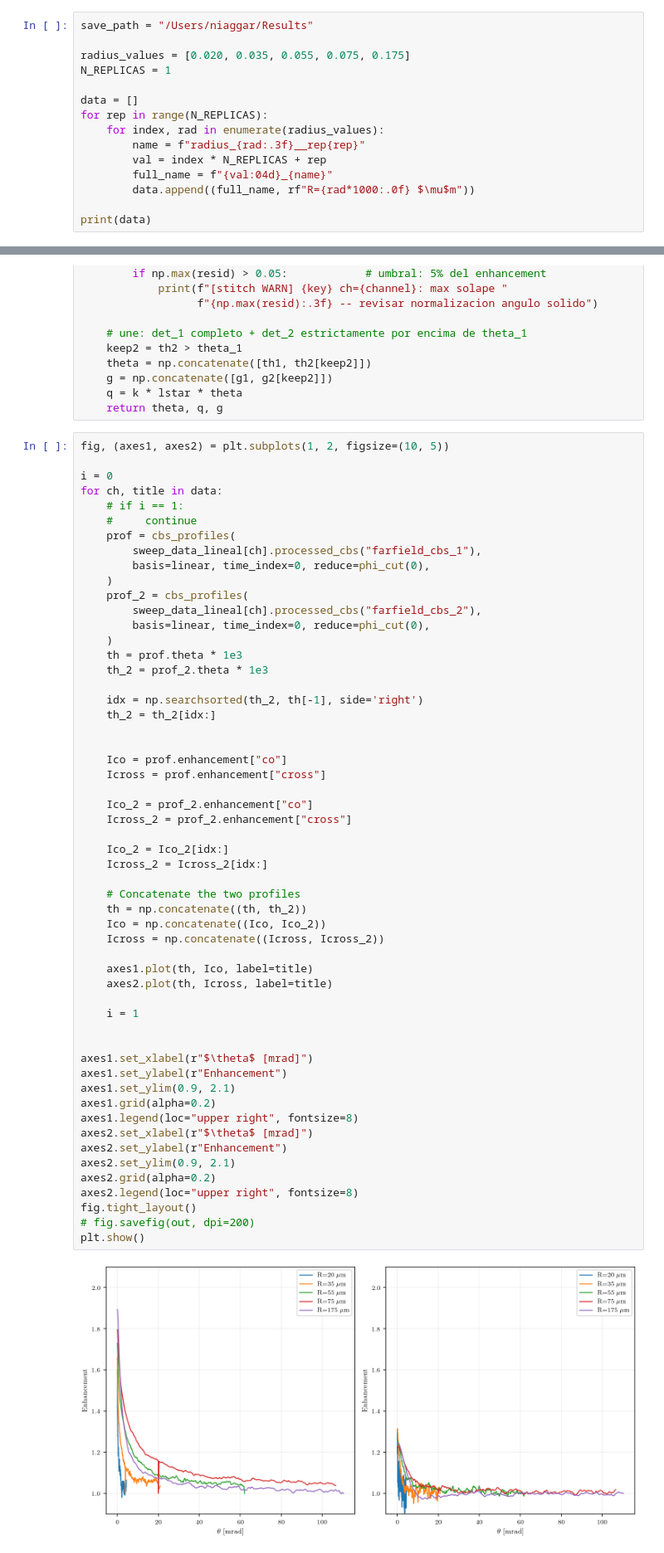
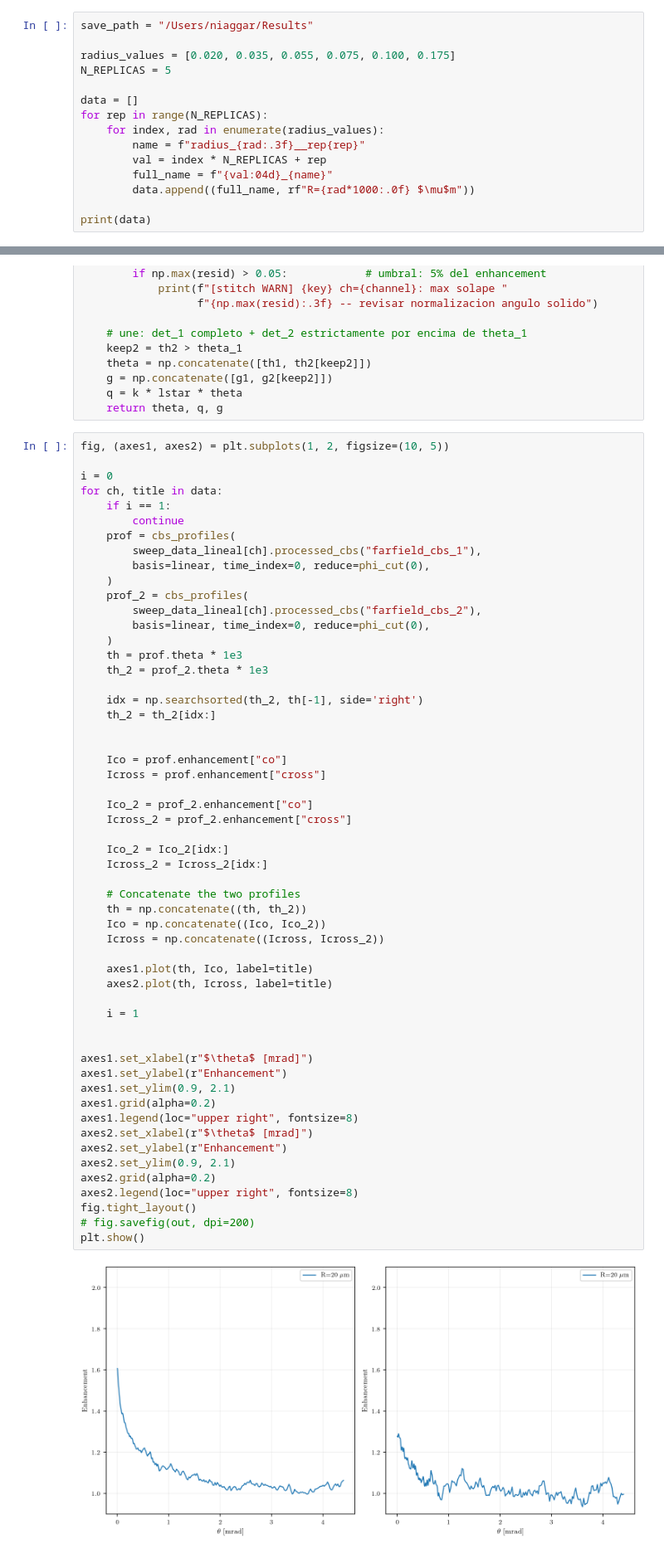
Before and after one commit to niaggar/luminis-mc, a Jupyter notebook: plots/study_rgd_particles_beam2500.ipynb, the cells around one changed output, grey strips where cells are left out. Shown at 83% size. Cells and saved outputs as stored; diff of their text form.

```diff
--- a/plots/study_rgd_particles_beam2500.ipynb
+++ b/plots/study_rgd_particles_beam2500.ipynb
@@ -15,8 +15,8 @@ apply(context="paper", col="single")
 # %%
 save_path = "/Users/niaggar/Results"
 
-radius_values = [0.020, 0.035, 0.055, 0.075, 0.175]
-N_REPLICAS = 1
+radius_values = [0.020, 0.035, 0.055, 0.075, 0.100, 0.175]
+N_REPLICAS = 5
 
 data = []
 for rep in range(N_REPLICAS):
@@ -73,8 +73,8 @@ fig, (axes1, axes2) = plt.subplots(1, 2, figsize=(10, 5))
 
 i = 0
 for ch, title in data:
-    # if i == 1:
-    #     continue
+    if i == 1:
+        continue
     prof = cbs_profiles(
         sweep_data_lineal[ch].processed_cbs("farfield_cbs_1"),
         basis=linear, time_index=0, reduce=phi_cut(0),
@@ -97,34 +97,34 @@ for ch, title in data:
     Icross_2 = prof_2.enhancement["cross"]
 
     Ico_2 = Ico_2[idx:]
     Icross_2 = Icross_2[idx:]
 
     # Concatenate the two profiles
     th = np.concatenate((th, th_2))
     Ico = np.concatenate((Ico, Ico_2))
     Icross = np.concatenate((Icross, Icross_2))
 
     axes1.plot(th, Ico, label=title)
     axes2.plot(th, Icross, label=title)
 
     i = 1
 
 
 axes1.set_xlabel(r"$\theta$ [mrad]")
 axes1.set_ylabel(r"Enhancement")
 axes1.set_ylim(0.9, 2.1)
 axes1.grid(alpha=0.2)
 axes1.legend(loc="upper right", fontsize=8)
 axes2.set_xlabel(r"$\theta$ [mrad]")
 axes2.set_ylabel(r"Enhancement")
 axes2.set_ylim(0.9, 2.1)
 axes2.grid(alpha=0.2)
 axes2.legend(loc="upper right", fontsize=8)
 fig.tight_layout()
 # fig.savefig(out, dpi=200)
 plt.show()
 # %% [output]
-[figure, old version]
+[figure, new version]
 # %%
 N_MEDIUM = 1.33
 WAVELENGTH = 0.514
```
Also changed, not shown: parts of 5 cells of this notebook, 2 other files.
